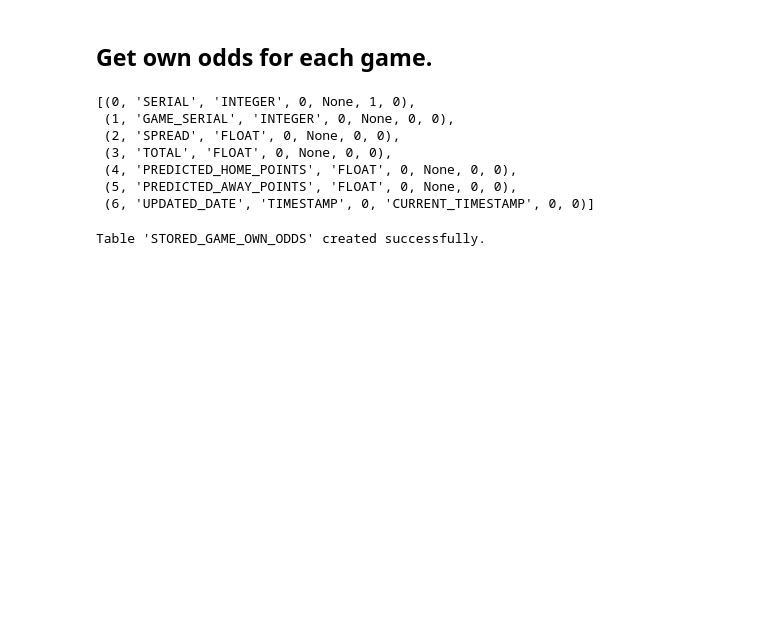
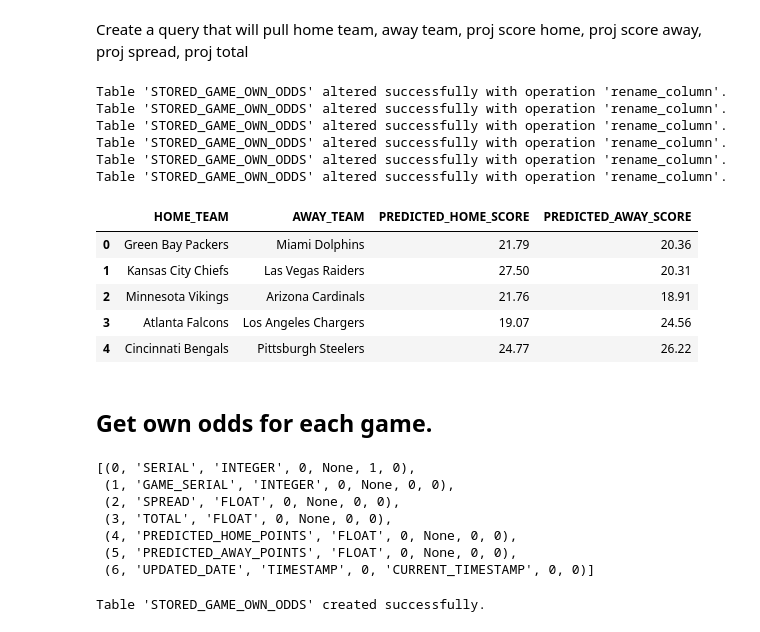
Before and after one commit to tmccoy94/Sports_Data_Project, a Jupyter notebook: test2.ipynb, the cells around one changed output. Drawn from its saved outputs; the diff is of its cells as text; code cells hidden in the pictures; blank space fills up the shorter version.

```diff
--- a/test2.ipynb
+++ b/test2.ipynb
@@ -13,3 +191,42 @@ manager = SqliteDBManager("SportsData.db")
+# %% [markdown]
+Create a query that will pull home team, away team, proj score home, proj score away, proj spread, proj total
+# %%
+manager.alter_table('STORED_GAME_OWN_ODDS', 'rename_column', 'PREDICTED_HOME_POINTS', 'SPREAD_2' )
+manager.alter_table('STORED_GAME_OWN_ODDS', 'rename_column', 'PREDICTED_AWAY_POINTS', 'TOTAL_2' )
+
+manager.alter_table('STORED_GAME_OWN_ODDS', 'rename_column', 'SPREAD', 'PREDICTED_HOME_POINTS' )
+manager.alter_table('STORED_GAME_OWN_ODDS', 'rename_column', 'TOTAL', 'PREDICTED_AWAY_POINTS')
+
+manager.alter_table('STORED_GAME_OWN_ODDS', 'rename_column', 'SPREAD_2', 'SPREAD' )
+manager.alter_table('STORED_GAME_OWN_ODDS', 'rename_column', 'TOTAL_2', 'TOTAL' )
+# %% [output]
+Table 'STORED_GAME_OWN_ODDS' altered successfully with operation 'rename_column'.
+Table 'STORED_GAME_OWN_ODDS' altered successfully with operation 'rename_column'.
+Table 'STORED_GAME_OWN_ODDS' altered successfully with operation 'rename_column'.
+Table 'STORED_GAME_OWN_ODDS' altered successfully with operation 'rename_column'.
+Table 'STORED_GAME_OWN_ODDS' altered successfully with operation 'rename_column'.
+Table 'STORED_GAME_OWN_ODDS' altered successfully with operation 'rename_column'.
+# %%
+manager.dataframe_query(
+"""
+SELECT
+    HOME_TEAM.TEAM_NAME AS HOME_TEAM,
+    AWAY_TEAM.TEAM_NAME AS AWAY_TEAM,
+    GOO.PREDICTED_HOME_POINTS AS PREDICTED_HOME_SCORE,
+    GOO.PREDICTED_AWAY_POINTS AS PREDICTED_AWAY_SCORE
+FROM
+    GAME_OWN_ODDS AS GOO JOIN GAMES AS GAMES ON GOO.GAME_SERIAL = GAMES.SERIAL
+    JOIN TEAMS AS HOME_TEAM ON HOME_TEAM.SERIAL = GAMES.HOME_TEAM_SERIAL
+    JOIN TEAMS AS AWAY_TEAM ON AWAY_TEAM.SERIAL = GAMES.AWAY_TEAM_SERIAL
+LIMIT 5
+""")
+# %% [output]
+|  | HOME_TEAM | AWAY_TEAM | PREDICTED_HOME_SCORE | PREDICTED_AWAY_SCORE |
+| 0 | Green Bay Packers | Miami Dolphins | 21.79 | 20.36 |
+| 1 | Kansas City Chiefs | Las Vegas Raiders | 27.50 | 20.31 |
+| 2 | Minnesota Vikings | Arizona Cardinals | 21.76 | 18.91 |
+| 3 | Atlanta Falcons | Los Angeles Chargers | 19.07 | 24.56 |
+| 4 | Cincinnati Bengals | Pittsburgh Steelers | 24.77 | 26.22 |
 # %% [markdown]
 ## Get own odds for each game.
 # %%
```
Also changed, not shown: parts of 5 cells of this notebook, 2 other files.
